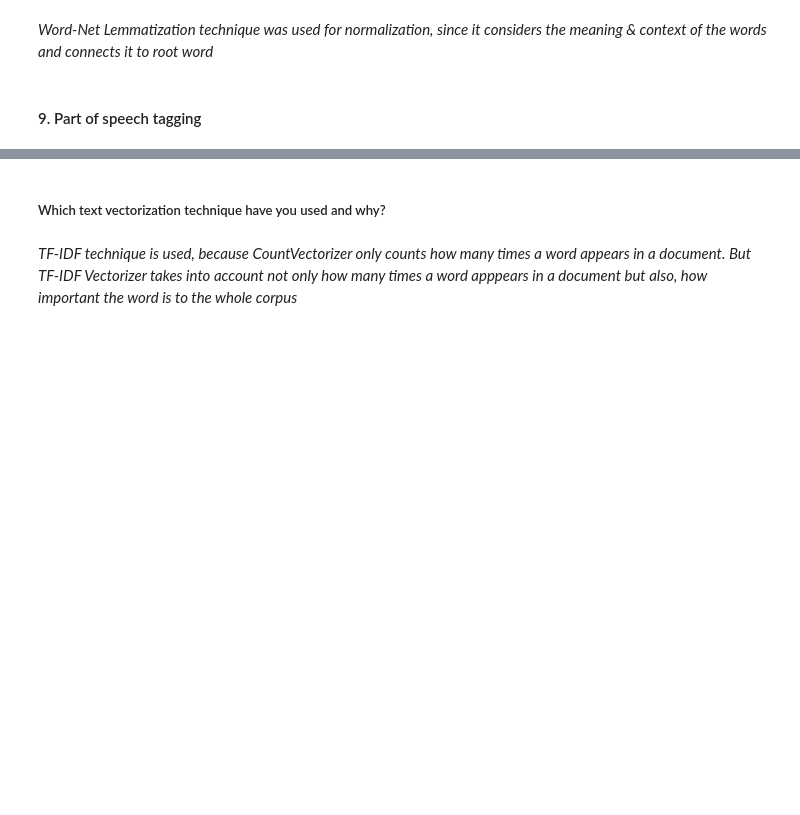
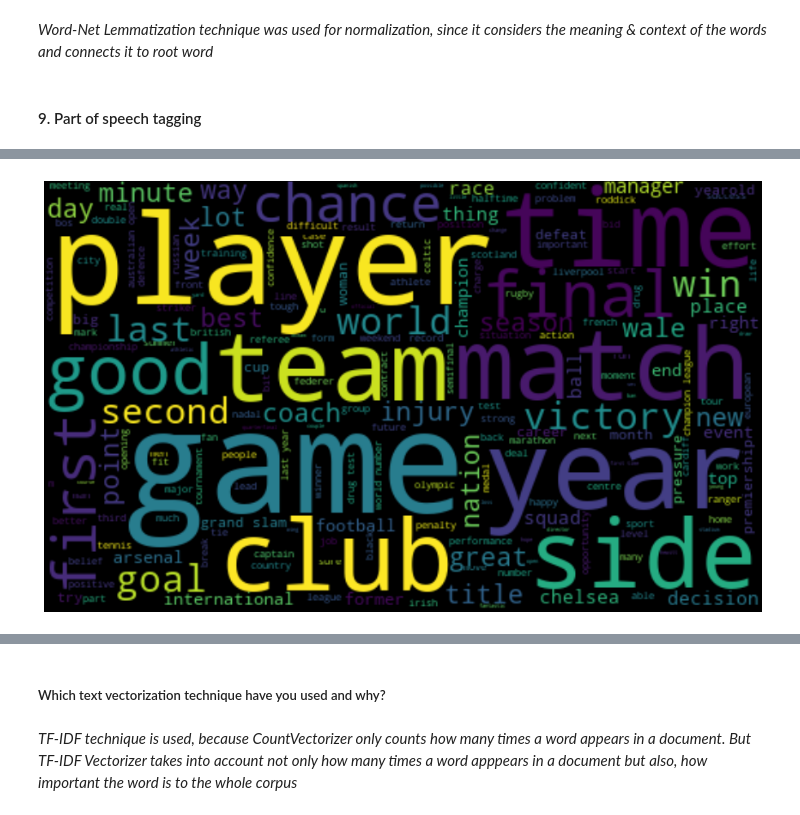
Before and after one commit to Maystrix/Topic-Modelling-on-News-Articles, a Jupyter notebook: Capstone_IV_Topic_Modelling_on_BBC_News_Articles.ipynb, the cells around one changed output, grey strips where cells are left out. Cells and saved outputs as stored; diff of their text form; code cells hidden in the pictures; blank space fills up the shorter version.

```diff
--- a/Capstone_IV_Topic_Modelling_on_BBC_News_Articles.ipynb
+++ b/Capstone_IV_Topic_Modelling_on_BBC_News_Articles.ipynb
@@ -505,7 +715,9 @@ plt.show()
 # %%
 plt.figure(figsize=(15,10))
-allWords = ' '.join([topic for topic in bbc_df[bbc_df['type']=='business']['news']])
+allWords = ' '.join([topic for topic in bbc_df[bbc_df['type']=='sport']['news']])
 wordCloud = WordCloud(width=500, height=300, background_color="black", random_state=21, max_font_size=100).generate(allWords)
 plt.imshow(wordCloud, interpolation="bilinear", cmap = 'Greys')
 plt.axis('off')
 plt.show()
+# %% [output]
+[figure, added]
```
Also changed, not shown: parts of 89 cells of this notebook.
